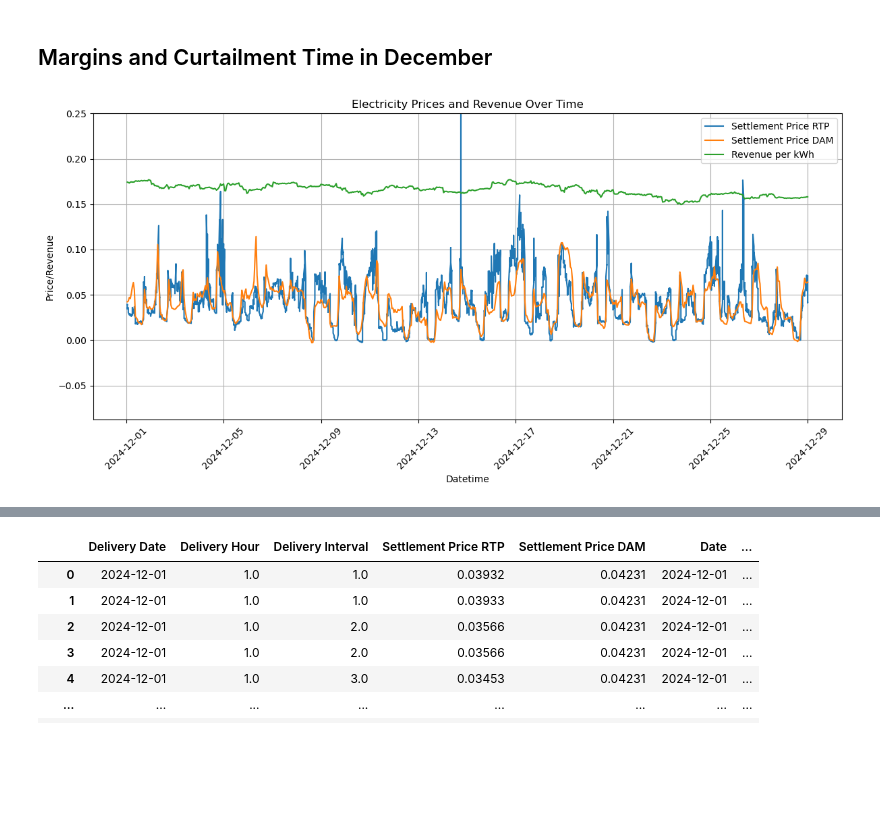
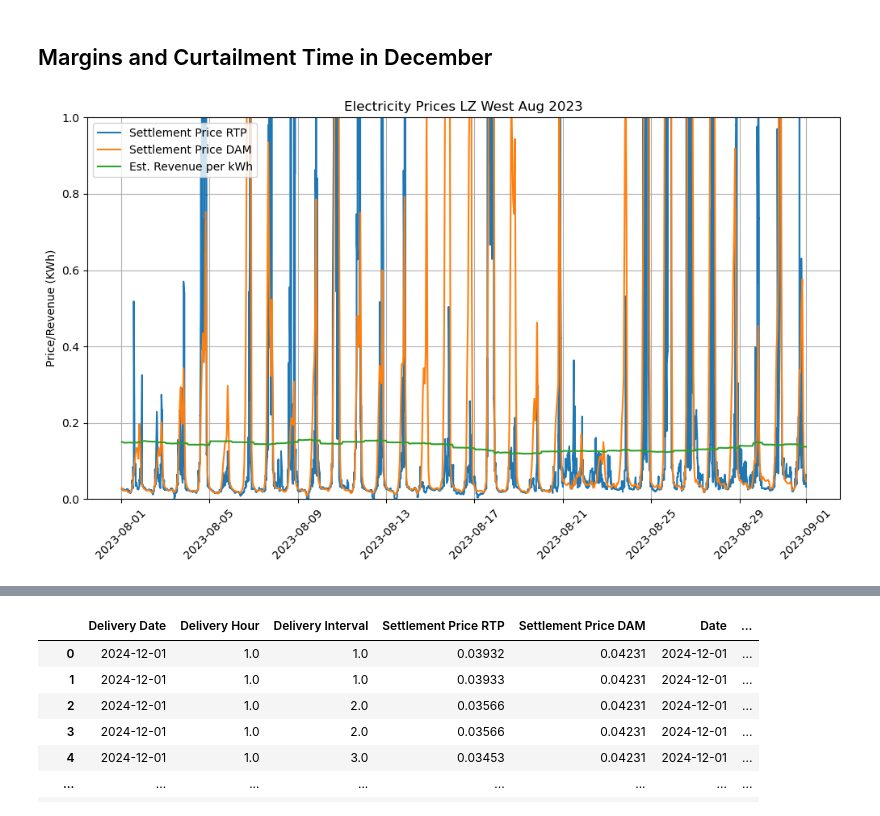
Before and after one commit to brock-fassnacht/ERCOT_Pricing, a Jupyter notebook: Pricing Analysis.ipynb, the cells around one changed output, grey strips where cells are left out. Drawn from its saved outputs; the diff is of its cells as text; code cells hidden in the pictures; blank space fills up the shorter version.

```diff
--- a/Pricing Analysis.ipynb
+++ b/Pricing Analysis.ipynb
@@ -33,6 +34,8 @@ rtp_table["Delivery Hour Decimal"] = np.where(rtp_table["Delivery Interval"] ==
 rtp_table['Datetime Exact'] = pd.to_datetime(rtp_table['Delivery Date']) + pd.to_timedelta(rtp_table['Delivery Hour Decimal'] - 1, unit='h')
 
 rtp_table["Delivery_Year"] = rtp_table["Delivery Date"].dt.year
+
+rtp_table["Settlement Point Price KWH"] = rtp_table["Settlement Point Price"] / 1000
 # %%
 rtp_table.columns
 # %% [output]
@@ -252,0 +293,12 @@ plt.show()
+# %%
+hub[(hub["SettlementPoint"] == "CHIL_SLR")].sort_values(by="SCEDTimestamp").plot(x="SCEDTimestamp", y="LMP", title="Childress LMP", figsize=(12, 6))
+
+
+btc_tbl["Datetime"] = pd.to_datetime(btc_tbl["Datetime"])
+btc_tbl["Date"] = pd.to_datetime(btc_tbl["Date"])
+btc_tbl["Hour"] = pd.to_datetime(btc_tbl["Datetime"]).dt.hour + 1
+
+tst_btc = btc_tbl[btc_tbl["Date"] >= "2025-01-01"]
+plt.plot(tst_btc["Datetime"], tst_btc["Revenue_KWh"]*1000)
+# 'CHIL_SLR'
+# 'SWEETWN2_2_4', 'SWEETWN3_3', 'SWEETWND_1'
@@ -253,8 +324,8 @@ plt.show()
 # %% [markdown]
 ## Margins and Curtailment Time in December
 # %%
-month = 'Dec'
-year = 2024
+month = 'Aug'
+year = 2023
 # %%
 dec_rtp_table = rtp_table[
     (rtp_table["Delivery_Year"] == year) & (rtp_table["sheet_name"] == month) & (rtp_table["Settlement Point Name"] == "LZ_WEST")
@@ -272,42 +343,43 @@ btc_tbl["Hour"] = pd.to_datetime(btc_tbl["Datetime"]).dt.hour + 1
 
 tbl = dec_rtp_table[["Delivery Date", "Delivery Hour", "Delivery Interval", "Settlement Price RTP"]].merge(dec_dam_table[["Delivery Date", "Delivery Hour", "Settlement Price DAM"]], how="left", on=["Delivery Date", "Delivery Hour"])
 tbl["Delivery Date"] = pd.to_datetime(tbl["Delivery Date"])
-tbl = tbl.merge(btc_tbl[["Date", "Hour", "Close", "Revenue_KWh"]], how = "left", right_on=["Date", "Hour"], left_on=["Delivery Date", "Delivery Hour"])
+tbl = tbl.merge(btc_tbl[["Date", "Hour", "Close", "Revenue_KWh","Hash_Price_THs_day"]], how = "left", right_on=["Date", "Hour"], left_on=["Delivery Date", "Delivery Hour"])
 
 tbl["Settlement Price RTP"] = tbl["Settlement Price RTP"] / 1000
 tbl["Settlement Price DAM"] = tbl["Settlement Price DAM"] / 1000
 # %%
 import matplotlib.pyplot as plt
 
 # Combine Delivery Date and Hour into a single datetime column
 tbl["Datetime"] = tbl["Delivery Date"] + pd.to_timedelta(tbl["Delivery Hour"], unit="h")
 
 # Plot the data
-plt.figure(figsize=(12, 6))
+plt.figure(figsize=(10, 6))
 
 # Plot Settlement Price RTP
 plt.plot(tbl["Datetime"], tbl["Settlement Price RTP"], label="Settlement Price RTP")
 
 # Plot Settlement Price DAM
 plt.plot(tbl["Datetime"], tbl["Settlement Price DAM"], label="Settlement Price DAM")
 
 # Plot Revenue_KWh
-plt.plot(tbl["Datetime"], tbl["Revenue_KWh"], label="Revenue per kWh")
+plt.plot(tbl["Datetime"], tbl["Revenue_KWh"], label="Est. Revenue per kWh")
 
 # Customize plot
-plt.title("Electricity Prices and Revenue Over Time")
-plt.xlabel("Datetime")
-plt.ylabel("Price/Revenue")
-plt.legend()
+plt.title(f"Electricity Prices LZ West {month} {year}")
+#plt.xlabel("Datetime")
+plt.ylabel("Price/Revenue (KWh)")
+plt.legend(loc="upper left")
 plt.grid(True)
 plt.xticks(rotation=45)
 plt.tight_layout()
 
-plt.ylim(top=.25)
+plt.ylim(top=1)
+plt.ylim(0)
 # Show plot
 plt.show()
 # %% [output]
-[figure, old version]
+[figure, new version]
 # %%
 tbl["Settlement Price DAM"].mean()
 # %% [output]
```
Also changed, not shown: parts of 30 cells of this notebook, 2 other files.
